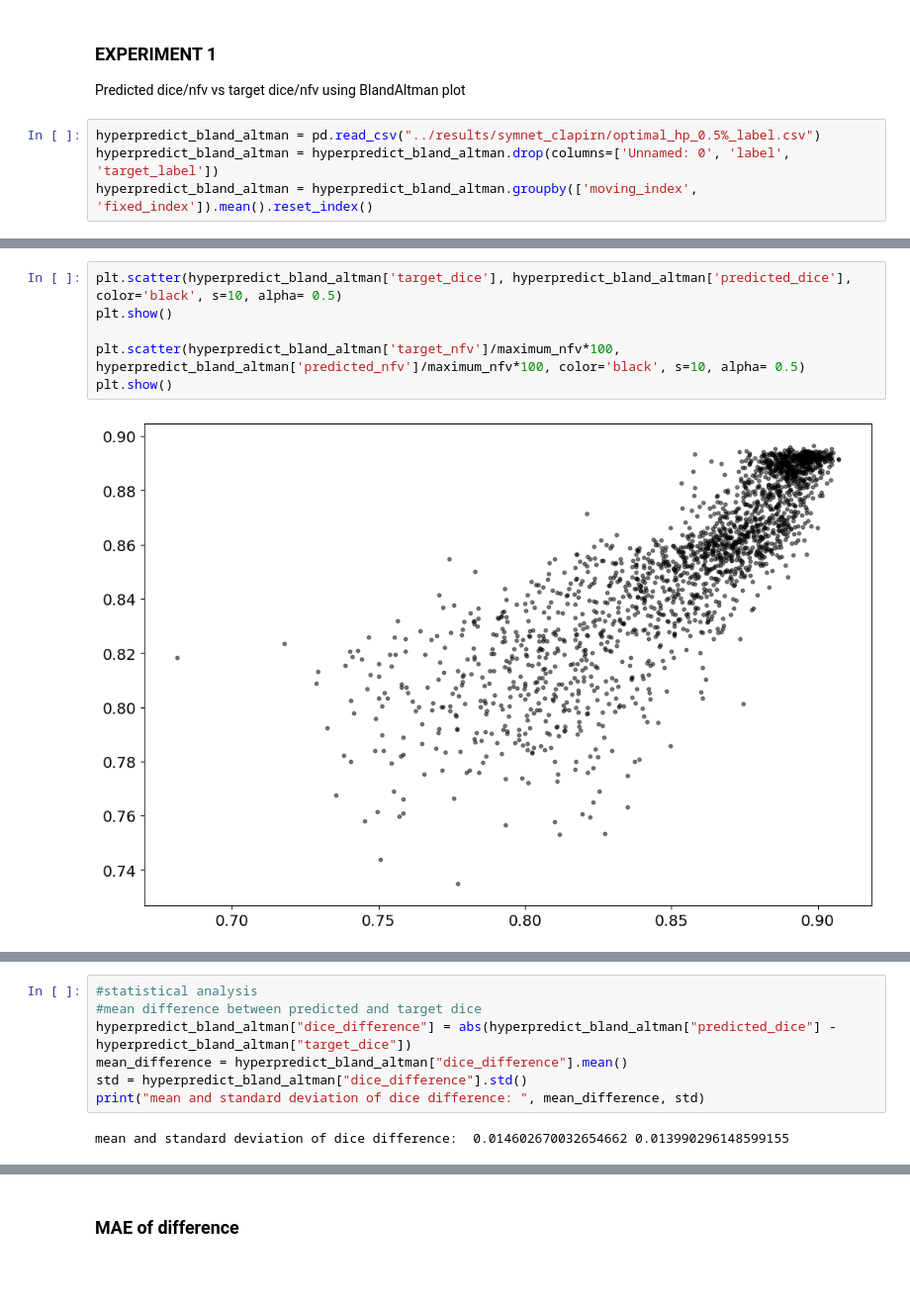
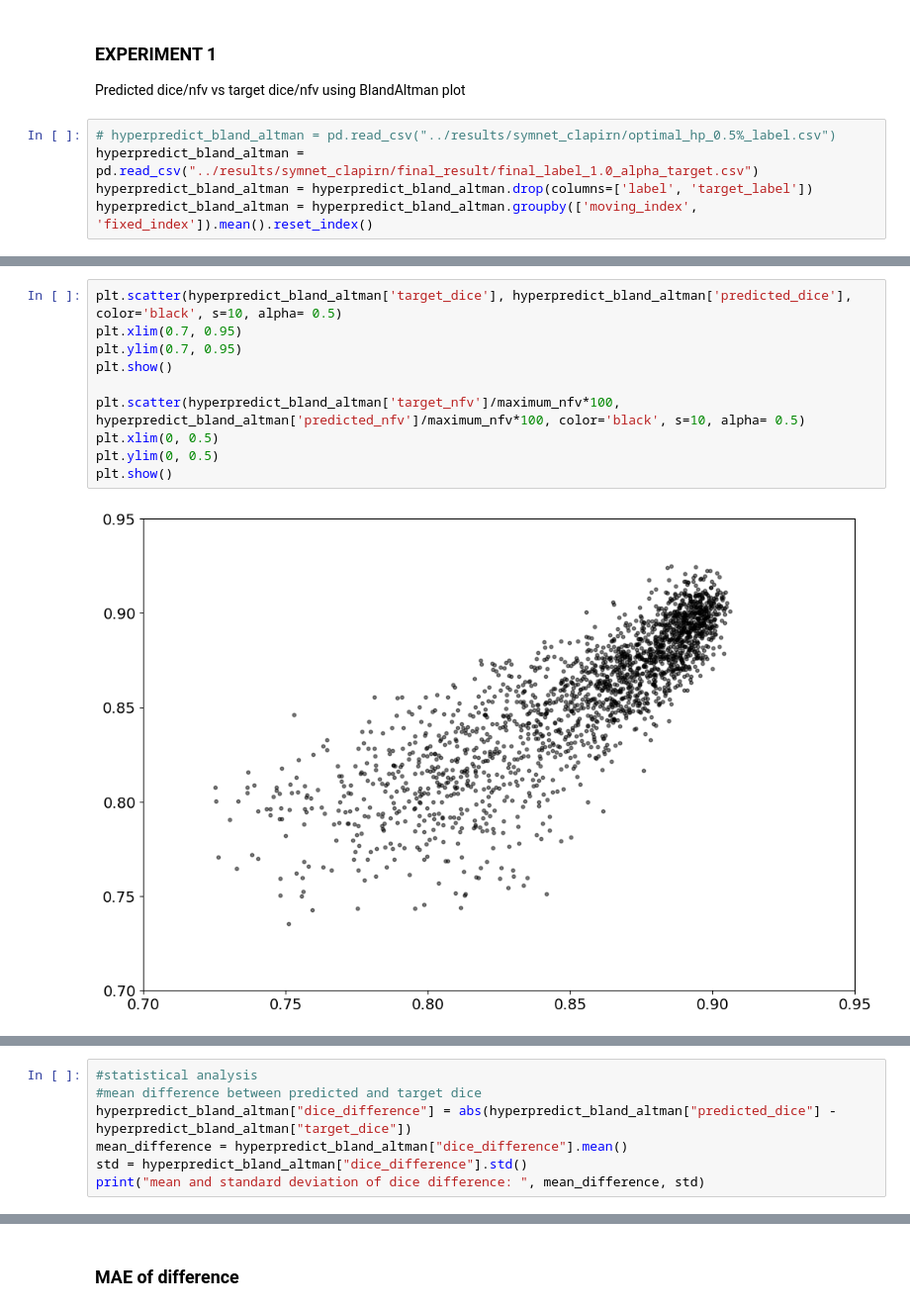
Before and after one commit to aisha-lawal/hyperpredict, a Jupyter notebook: visualizations/hyperpredict_clapirn.ipynb, the cells around one changed output, grey strips where cells are left out. Shown at 99% size. Cells and saved outputs as stored; diff of their text form; blank space fills up the shorter version.

```diff
--- a/visualizations/hyperpredict_clapirn.ipynb
+++ b/visualizations/hyperpredict_clapirn.ipynb
@@ -16,8 +16,9 @@ maximum_nfv = 160 * 192 * 224
 ### EXPERIMENT 1
 Predicted dice/nfv vs target dice/nfv using BlandAltman plot
 # %%
-hyperpredict_bland_altman = pd.read_csv("../results/symnet_clapirn/optimal_hp_0.5%_label.csv")
-hyperpredict_bland_altman = hyperpredict_bland_altman.drop(columns=['Unnamed: 0', 'label', 'target_label'])
+# hyperpredict_bland_altman = pd.read_csv("../results/symnet_clapirn/optimal_hp_0.5%_label.csv")
+hyperpredict_bland_altman = pd.read_csv("../results/symnet_clapirn/final_result/final_label_1.0_alpha_target.csv")
+hyperpredict_bland_altman = hyperpredict_bland_altman.drop(columns=['label', 'target_label'])
 hyperpredict_bland_altman = hyperpredict_bland_altman.groupby(['moving_index', 'fixed_index']).mean().reset_index()
 # %%
 plt.rcParams.update({'font.size': 14})
@@ -78,8 +79,12 @@ plt.show()
 # %%
 plt.scatter(hyperpredict_bland_altman['target_dice'], hyperpredict_bland_altman['predicted_dice'], color='black', s=10, alpha= 0.5)
+plt.xlim(0.7, 0.95)
+plt.ylim(0.7, 0.95)
 plt.show()
 
 plt.scatter(hyperpredict_bland_altman['target_nfv']/maximum_nfv*100, hyperpredict_bland_altman['predicted_nfv']/maximum_nfv*100, color='black', s=10, alpha= 0.5)
+plt.xlim(0, 0.5)
+plt.ylim(0, 0.5)
 plt.show()
 # %% [output]
-[figure, old version]
+[figure, new version]
@@ -91,8 +96,6 @@ hyperpredict_bland_altman["dice_difference"] = abs(hyperpredict_bland_altman["pr
 mean_difference = hyperpredict_bland_altman["dice_difference"].mean()
 std = hyperpredict_bland_altman["dice_difference"].std()
 print("mean and standard deviation of dice difference: ", mean_difference, std)
-# %% [output]
-mean and standard deviation of dice difference:  0.014602670032654662 0.013990296148599155
 # %%
 #mean difference between predicted and target nfv
 hyperpredict_bland_altman["nfv_difference"] = abs((hyperpredict_bland_altman["predicted_nfv"]/maximum_nfv *100) - (hyperpredict_bland_altman["target_nfv"]/maximum_nfv *100))
```
Also changed, not shown: parts of 22 cells of this notebook, 1 other file.
